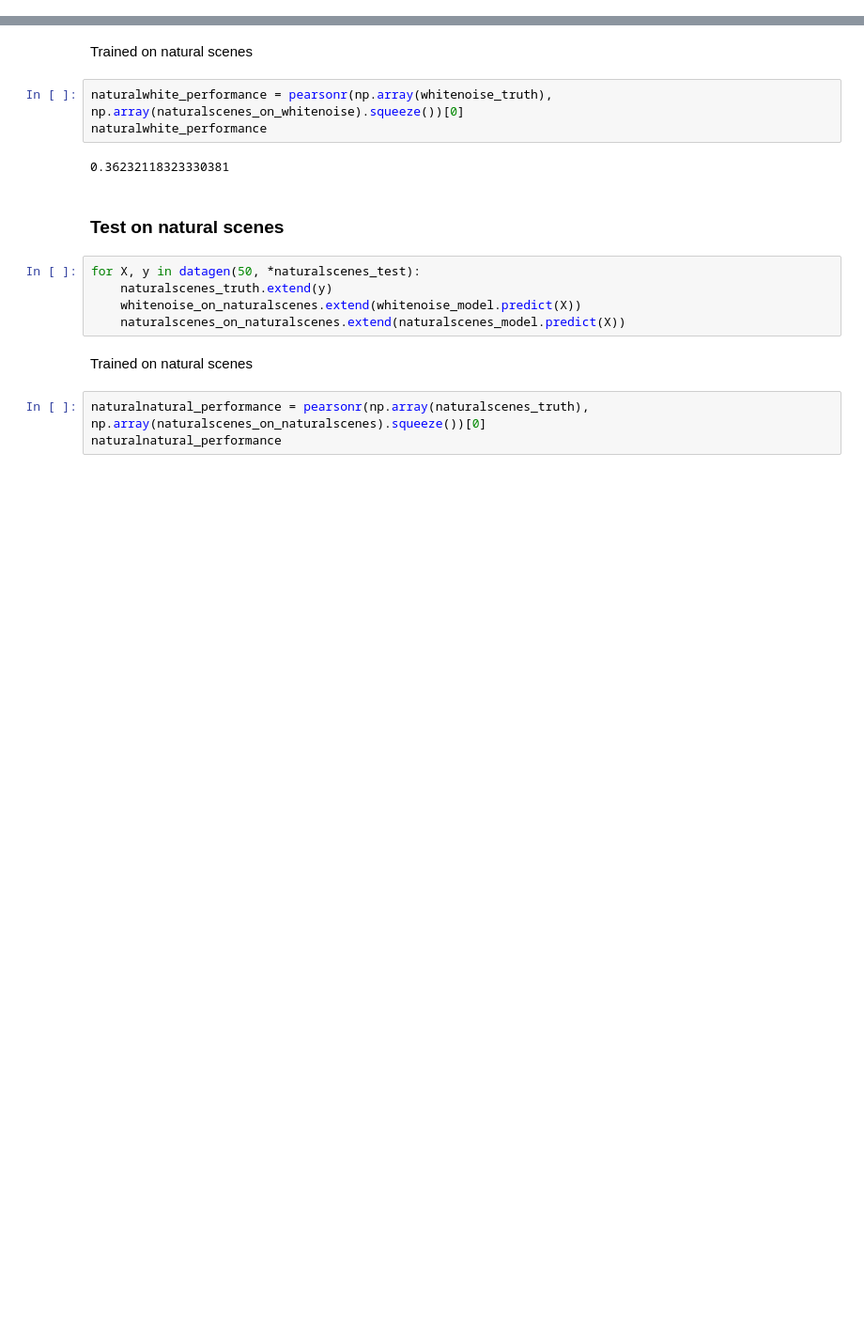
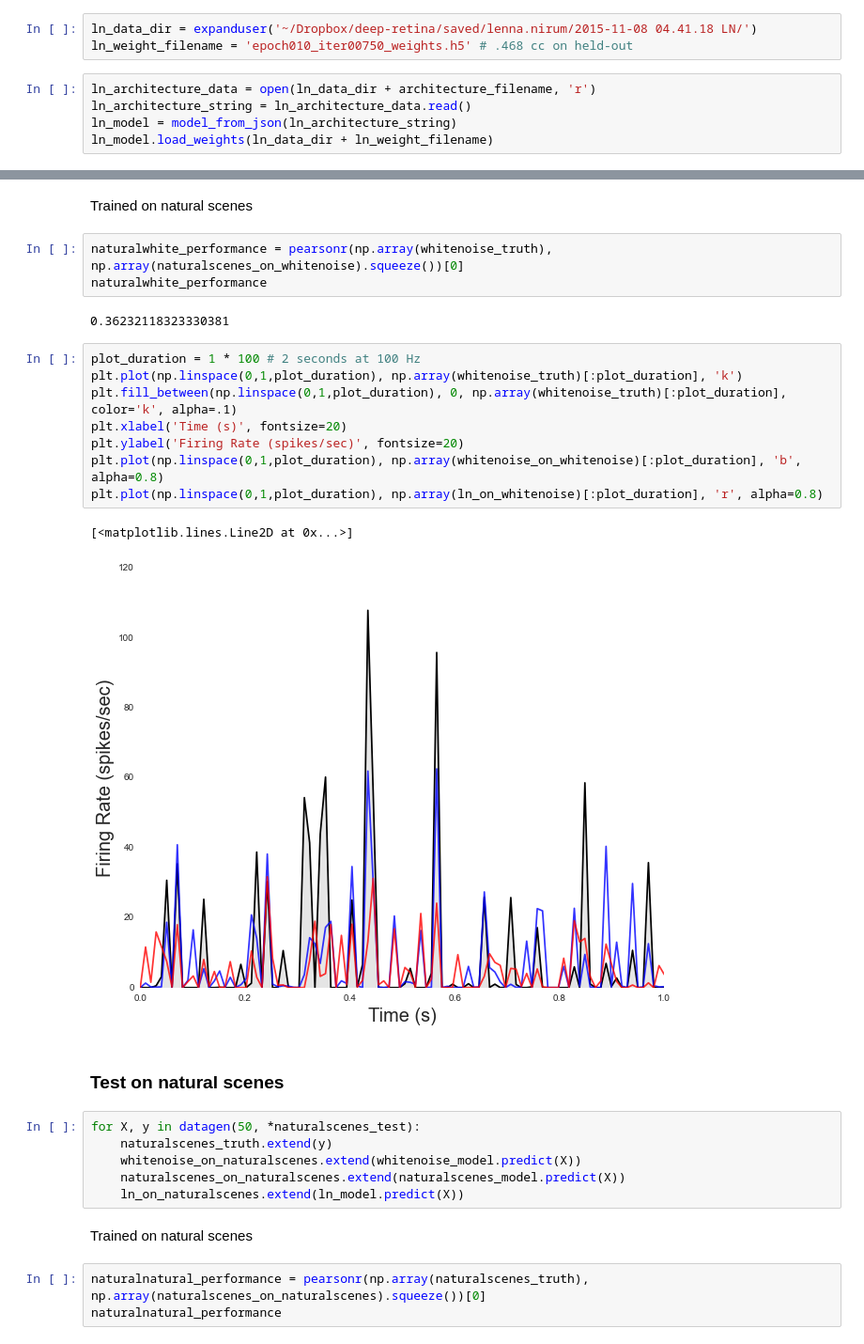
Before and after one commit to baccuslab/deep-retina, a Jupyter notebook: notebooks/Visualizations 8 conv + 16 affine + 1 affine.ipynb, the cells around one changed output, grey strips where cells are left out. Shown at 94% size. Cells and saved outputs as stored; diff of their text form; blank space fills up the shorter version.

```diff
--- a/notebooks/Visualizations 8 conv + 16 affine + 1 affine.ipynb
+++ b/notebooks/Visualizations 8 conv + 16 affine + 1 affine.ipynb
@@ -59,3 +61,11 @@ list(naturalscenes_weights)
+# %%
+ln_data_dir = expanduser('~/Dropbox/deep-retina/saved/lenna.nirum/2015-11-08 04.41.18 LN/')
+ln_weight_filename = 'epoch010_iter00750_weights.h5' # .468 cc on held-out
+# %%
+ln_architecture_data = open(ln_data_dir + architecture_filename, 'r')
+ln_architecture_string = ln_architecture_data.read()
+ln_model = model_from_json(ln_architecture_string)
+ln_model.load_weights(ln_data_dir + ln_weight_filename)
 # %% [markdown]
 # Cross-stimuli testing
 # %%
@@ -94,6 +107,17 @@ naturalwhite_performance = pearsonr(np.array(whitenoise_truth), np.array(natural
 naturalwhite_performance
 # %% [output]
 0.36232118323330381
+# %%
+plot_duration = 1 * 100 # 2 seconds at 100 Hz
+plt.plot(np.linspace(0,1,plot_duration), np.array(whitenoise_truth)[:plot_duration], 'k')
+plt.fill_between(np.linspace(0,1,plot_duration), 0, np.array(whitenoise_truth)[:plot_duration], color='k', alpha=.1)
+plt.xlabel('Time (s)', fontsize=20)
+plt.ylabel('Firing Rate (spikes/sec)', fontsize=20)
+plt.plot(np.linspace(0,1,plot_duration), np.array(whitenoise_on_whitenoise)[:plot_duration], 'b', alpha=0.8)
+plt.plot(np.linspace(0,1,plot_duration), np.array(ln_on_whitenoise)[:plot_duration], 'r', alpha=0.8)
+# %% [output]
+[<matplotlib.lines.Line2D at 0x...>]
+[figure, added]
 # %% [markdown]
 ### Test on natural scenes
 # %%
@@ -101,6 +125,7 @@ for X, y in datagen(50, *naturalscenes_test):
     naturalscenes_truth.extend(y)
     whitenoise_on_naturalscenes.extend(whitenoise_model.predict(X))
     naturalscenes_on_naturalscenes.extend(naturalscenes_model.predict(X))
+    ln_on_naturalscenes.extend(ln_model.predict(X))
 # %% [markdown]
 Trained on natural scenes
 # %%
```
Also changed, not shown: parts of 11 cells of this notebook, 4 other files.
